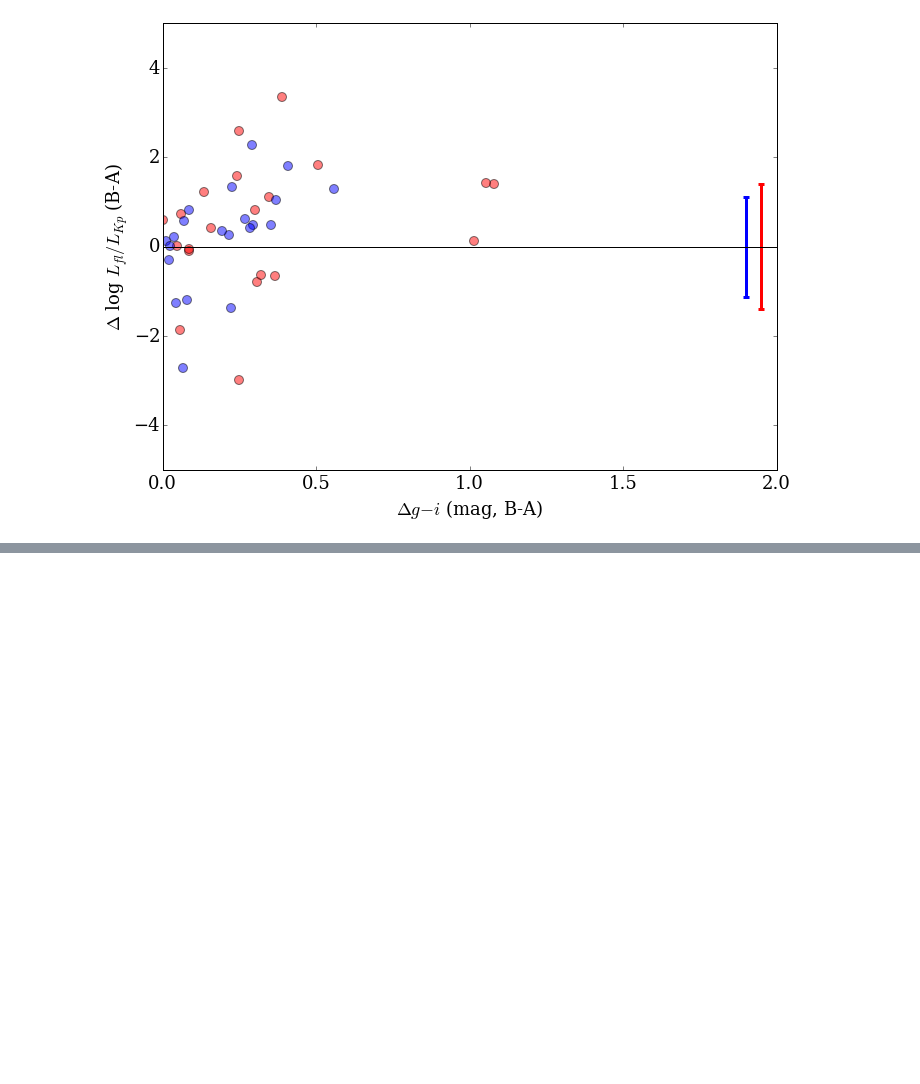
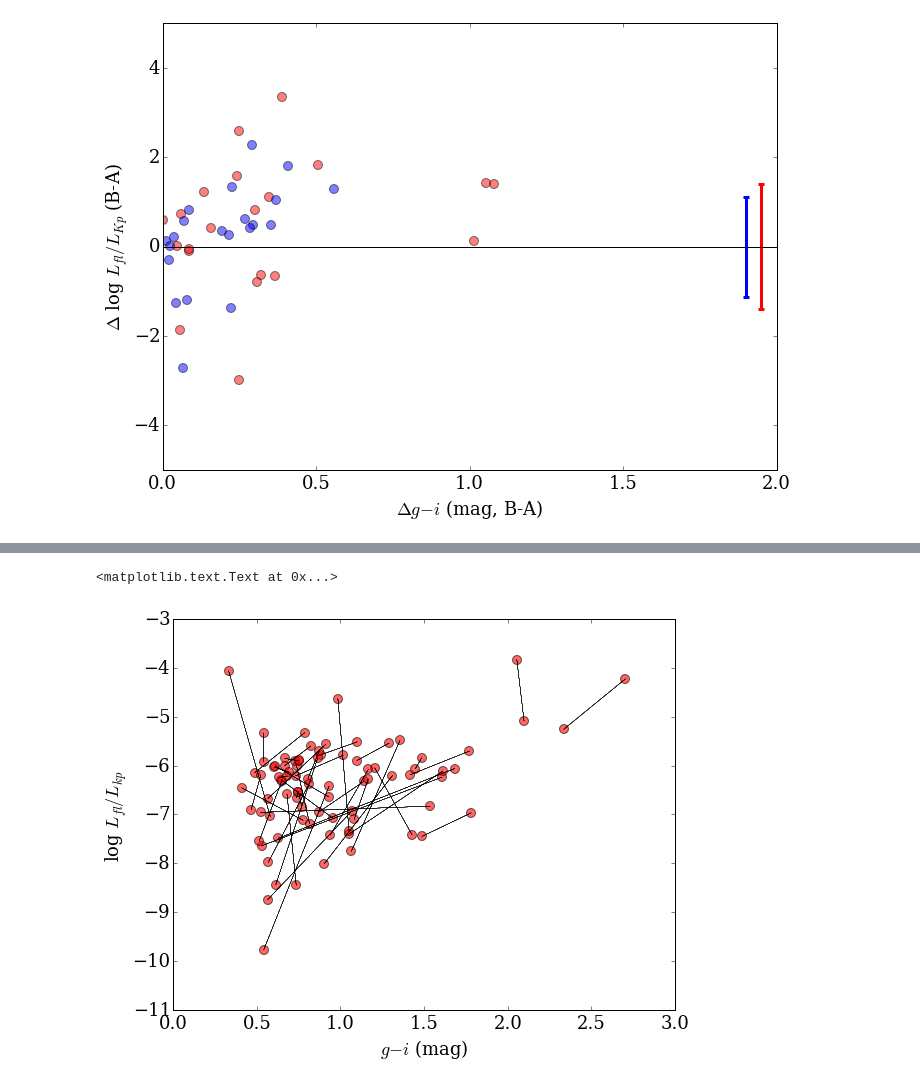
Before and after one commit to jradavenport/WideBinaryProject, a Jupyter notebook: WideBinarySearch.v2.ipynb, the cells around one changed output, grey strips where cells are left out. Saved outputs shown, nothing was run; the diff lists cells and outputs as text; code cells hidden in the pictures; blank space fills up the shorter version.

```diff
--- a/WideBinarySearch.v2.ipynb
+++ b/WideBinarySearch.v2.ipynb
@@ -136,0 +198,21 @@ plt.savefig('Color_diagram_v3')
+# %%
+plt.figure(figsize=(9,7))
+
+plt.scatter(giclr[m][a][Good_either2],np.log10(Lfl_Lbol[m][a][Good_either2]),alpha = 0.6,s=80,c='r')
+plt.scatter(giclr[m][b][Good_either2],np.log10(Lfl_Lbol[m][b][Good_either2]),alpha = 0.6,s=80,c='r')
+for k in range (len(Good_either2[0])):
+    plt.plot([giclr[m][a][Good_either2],giclr[m][b][Good_either2]],[np.log10(Lfl_Lbol[m][a][Good_either2]),np.log10(Lfl_Lbol[m][b][Good_either2])],'k',lw=0.2,alpha=0.2)
+
+
+#plt.xlim(0,2)
+#plt.ylim(-10,5)
+
+#el = Ellipse((0, 0), 10, 20, facecolor='r', alpha=0.5, fill=false)
+#ax = fig.add_subplot(111, aspect='equal')
+#ax.add_artist(el)
+
+plt.ylabel(r'log $L_{fl}/L_{kp}$')
+plt.xlabel(r'$g-i$ (mag)')
+# %% [output]
+<matplotlib.text.Text at 0x...>
+[figure, added]
```
Also changed, not shown: parts of 12 cells of this notebook.
